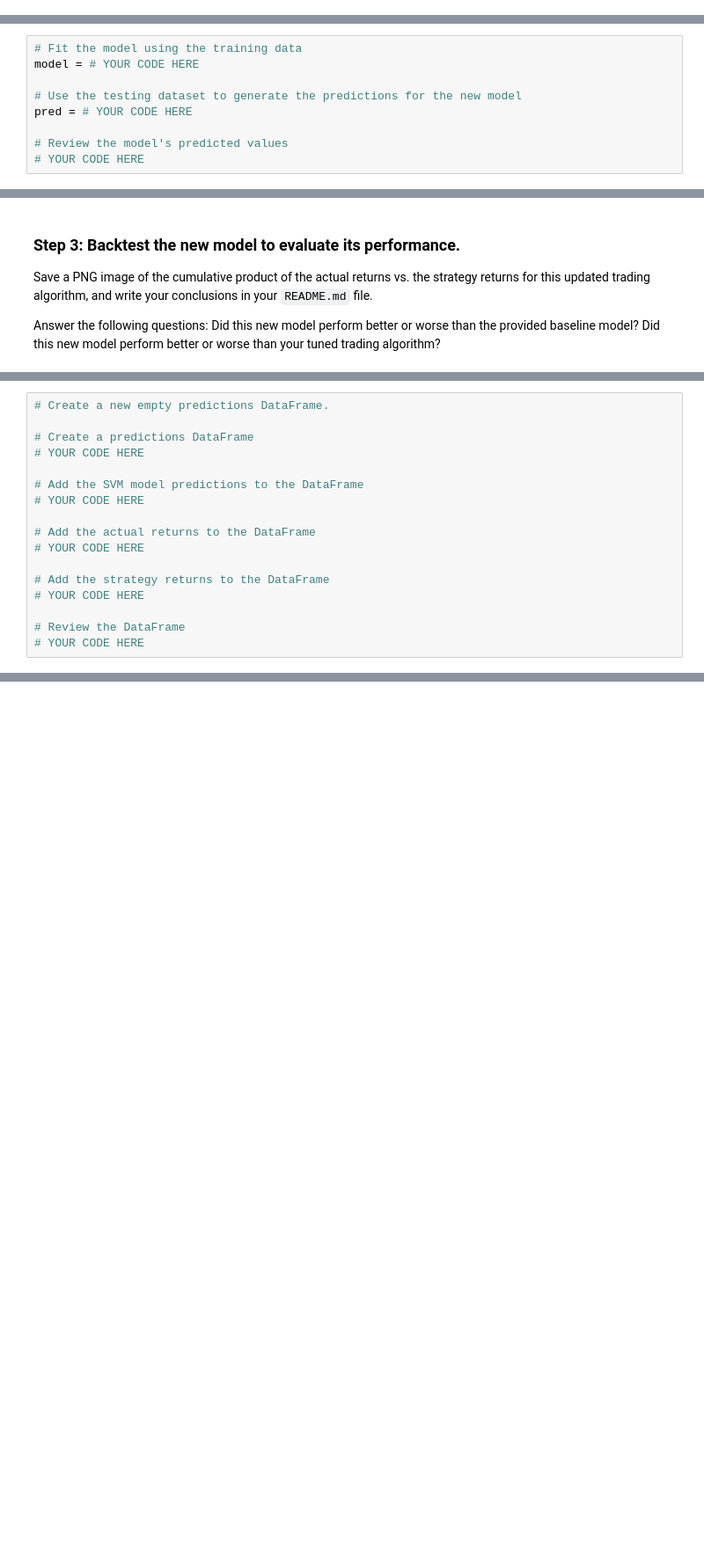
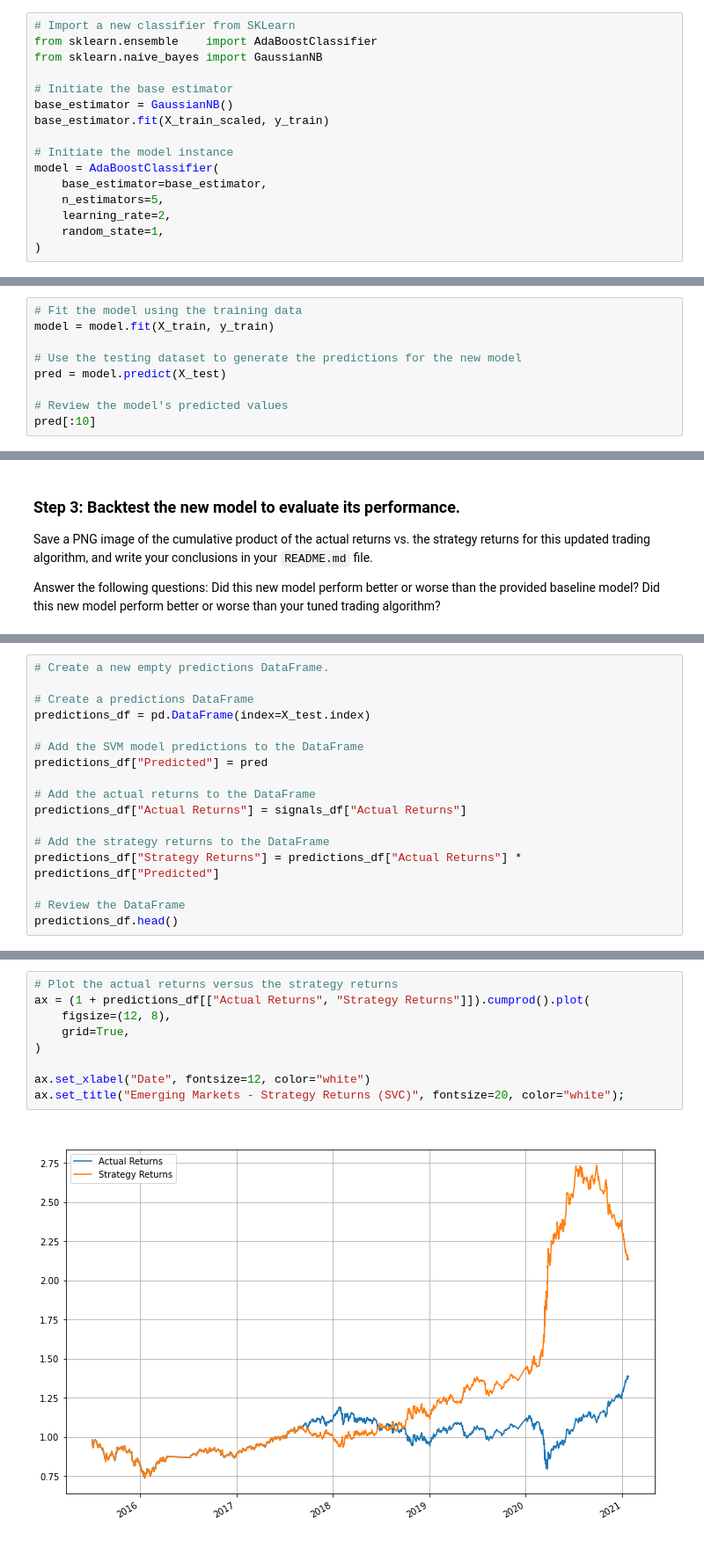
Before and after one commit to jasonjgarcia24/trading-signals-with-ml, a Jupyter notebook: machine_learning_trading_bot.ipynb, the cells around one changed output, grey strips where cells are left out. Shown: that part at 88% size. Drawn from its saved outputs; the diff is of its cells as text; blank space fills up the shorter version.

```diff
--- a/machine_learning_trading_bot.ipynb
+++ b/machine_learning_trading_bot.ipynb
@@ -447,11 +442,27 @@ In this section, you’ll use the original parameters that the starter code prov
+# %%
+# Import a new classifier from SKLearn
+from sklearn.ensemble    import AdaBoostClassifier
+from sklearn.naive_bayes import GaussianNB
+
+# Initiate the base estimator
+base_estimator = GaussianNB()
+base_estimator.fit(X_train_scaled, y_train)
+
+# Initiate the model instance
+model = AdaBoostClassifier(
+    base_estimator=base_estimator,
+    n_estimators=5,
+    learning_rate=2,
+    random_state=1,
+)
 # %% [markdown]
 ### Step 2: Using the original training data as the baseline model, fit another model with the new classifier.
 # %%
 # Fit the model using the training data
-model = # YOUR CODE HERE
+model = model.fit(X_train, y_train)
 
 # Use the testing dataset to generate the predictions for the new model
-pred = # YOUR CODE HERE
+pred = model.predict(X_test)
 
 # Review the model's predicted values
-# YOUR CODE HERE
+pred[:10]
@@ -473,16 +495,16 @@ Did this new model perform better or worse than your tuned trading algorithm?
 # Create a new empty predictions DataFrame.
 
 # Create a predictions DataFrame
-# YOUR CODE HERE
+predictions_df = pd.DataFrame(index=X_test.index)
 
 # Add the SVM model predictions to the DataFrame
-# YOUR CODE HERE
+predictions_df["Predicted"] = pred
 
 # Add the actual returns to the DataFrame
-# YOUR CODE HERE
+predictions_df["Actual Returns"] = signals_df["Actual Returns"]
 
 # Add the strategy returns to the DataFrame
-# YOUR CODE HERE
+predictions_df["Strategy Returns"] = predictions_df["Actual Returns"] * predictions_df["Predicted"]
 
 # Review the DataFrame
-# YOUR CODE HERE
+predictions_df.head()
@@ -491,0 +519,11 @@ Did this new model perform better or worse than your tuned trading algorithm?
+# %%
+# Plot the actual returns versus the strategy returns
+ax = (1 + predictions_df[["Actual Returns", "Strategy Returns"]]).cumprod().plot(
+    figsize=(12, 8),
+    grid=True,
+)
+
+ax.set_xlabel("Date", fontsize=12, color="white")
+ax.set_title("Emerging Markets - Strategy Returns (SVC)", fontsize=20, color="white");
+# %% [output]
+[figure, added]
```
Also changed, not shown: parts of 19 cells of this notebook, 9 other files.
